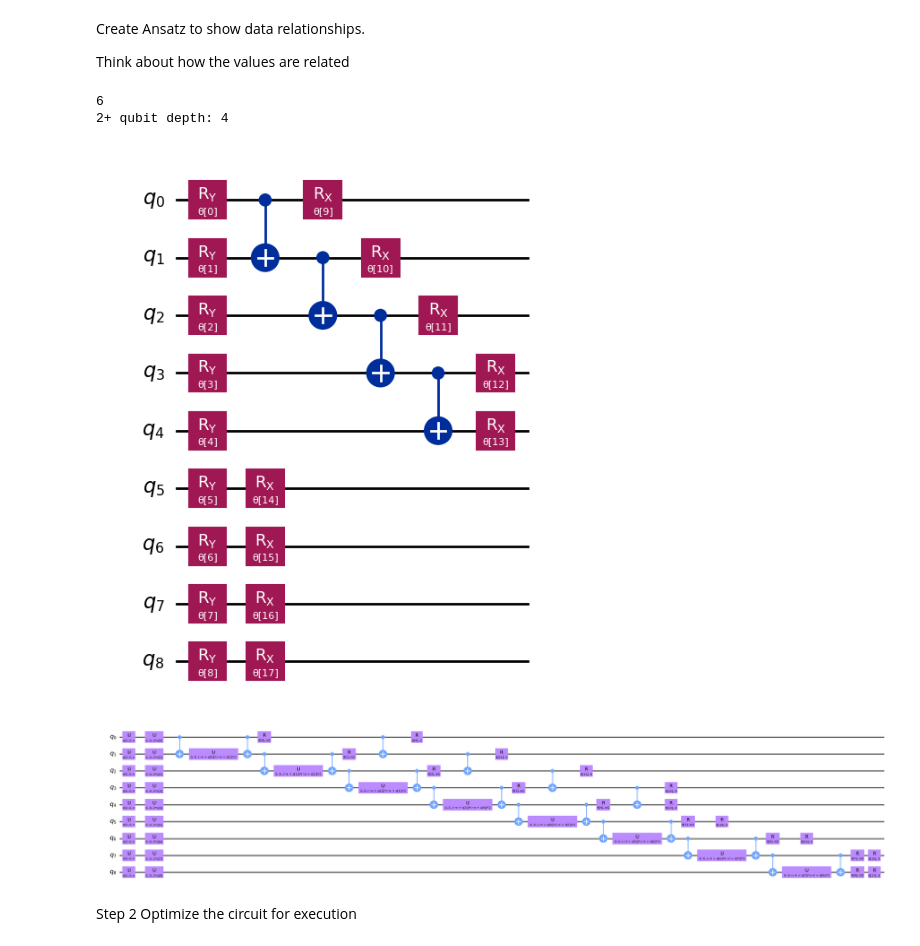
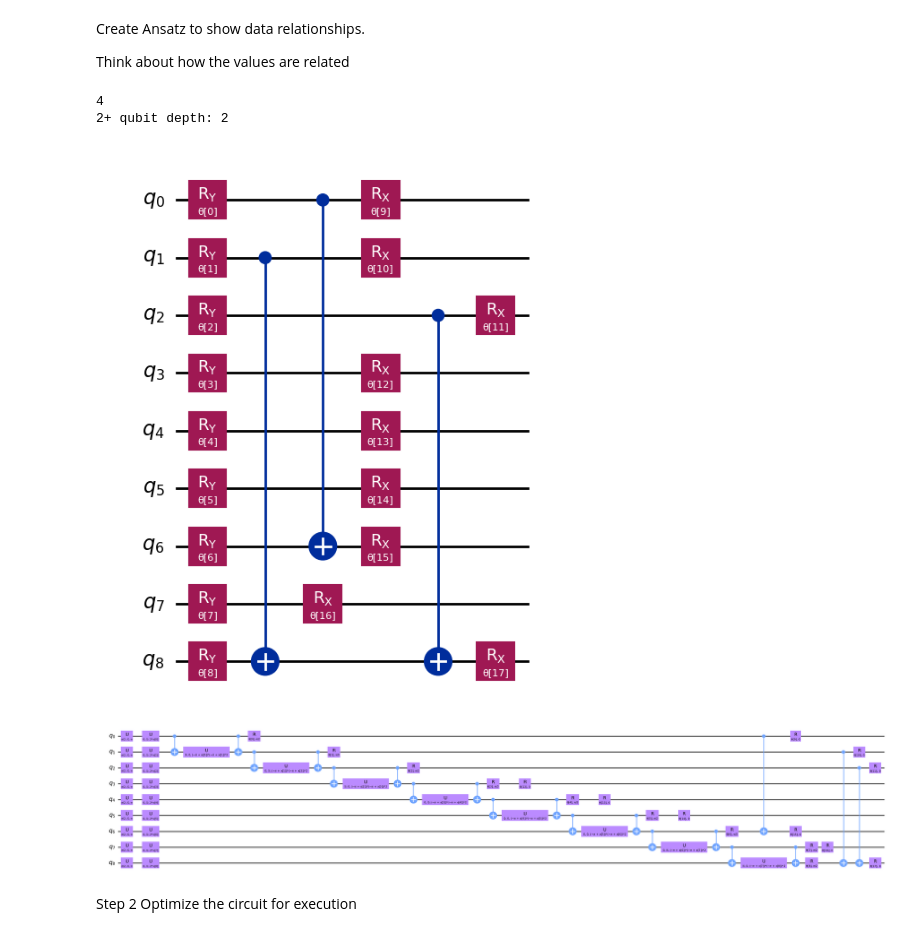
Before and after one commit to peoplesinc/air-pollution-data, a Jupyter notebook: baltimore-figures/baltimore_qml.ipynb, the cells around one changed output. Saved outputs shown, nothing was run; the diff lists cells and outputs as text; code cells hidden in the pictures.

```diff
--- a/baltimore-figures/baltimore_qml.ipynb
+++ b/baltimore-figures/baltimore_qml.ipynb
@@ -153,6 +171,9 @@ def convert_to_label(grade):
 #subset = baltimore_dataset.head(100)
 
 # Use sampling to get a random subset of 1000 rows, to avoid any bias in the data
+from math import pi
+
+
 subset = baltimore_dataset.sample(n=1000, random_state=42)
 
 array_stacked = np.column_stack([subset[col].values for col in ['Grade', 'White','Black', 'Hispanic', 'Asian', 'Other', 'Total', 'NO2', 'PHOLC', 'PM25']])
@@ -163,16 +184,16 @@ processed_data = list()
 max = np.max(array_stacked[:, 6])
 for row in array_stacked:
     processed_data.append(np.array([
-                           row[1] / row[6], # % of White population
-                           row[2] / row[6], # % of Black population
-                           row[3] / row[6], # % of Hispanic population
-                           row[4] / row[6], # % of Asian population
-                           row[5] / row[6], # % of Other population
+                           (row[1] / row[6]) * 2 * pi, # % of White population
+                           (row[2] / row[6]) * 2 * pi, # % of Black population
+                           (row[3] / row[6]) * 2 * pi, # % of Hispanic population
+                           (row[4] / row[6]) * 2 * pi, # % of Asian population
+                           (row[5] / row[6]) * 2 * pi, # % of Other population
                            row[6] / max,     # Normalized total
-                           row[7],           # NO2 levels
+                           row[7],           # NO2 levels | Low is good
                            row[8],           # PHOLC levels
-                           row[9],          # PM25 levels
-                           convert_to_label(row[0])]))  # Grade is encoded as a number from 1 to 5, with 0 for missing values
+                           row[9],          # PM25 levels | high is bad
+                           convert_to_label(row[0])]))  # Grade is encoded as a label, where A and B are 1 (good) and C, D, F are -1 (bad)
 processed_data = np.array(processed_data)
 
 
@@ -233,37 +254,50 @@ from qiskit.circuit import ParameterVector
 
 # Initialize the circuit using the same number of qubits as the image has pixels
 qnn_circuit = QuantumCircuit(num_qubits)
 
 # We choose to have two variational parameters for each qubit.
 params = ParameterVector("θ", length=2 * num_qubits)
 
 # A first variational layer:
 for i in range(num_qubits):
     qnn_circuit.ry(params[i], i)
 
 # Here is a list of qubit pairs between which we want CNOT gates. The choice of these is not yet obvious.
 # Change this to include ALL of the demographic group qubits
-qnn_cnot_list = [[0, 1], [1, 2], [2, 3], [3, 4]]
+#qnn_cnot_list = [[0, 1], [1, 2], [2, 3], [3, 4]]
+qnn_cnot_list = [[0, 6],[1, 8]]
+
+'''
+    # % of White population
+    # % of Black population
+    # % of Hispanic population
+    # % of Asian population
+    # % of Other population
+    # Normalized total
+    # NO2 levels | Low is good
+    # PHOLC levels
+    # PM25 levels | high is bad
+'''
 
 for i in range(len(qnn_cnot_list)):
     qnn_circuit.cx(qnn_cnot_list[i][0], qnn_cnot_list[i][1])
 
 # The second variational layer:
 for i in range(num_qubits):
     qnn_circuit.rx(params[num_qubits + i], i)
 
 # Check the circuit depth, and the two-qubit gate depth
 print(qnn_circuit.decompose().depth())
 print(
     f"2+ qubit depth: {qnn_circuit.decompose().depth(lambda instr: len(instr.qubits) > 1)}"
 )
 
 # Draw the circuit
 qnn_circuit.draw("mpl")
 # %% [output]
-6
-2+ qubit depth: 4
+4
+2+ qubit depth: 2
-[figure, old version]
+[figure, new version]
 # %%
 # QNN ansatz
 ansatz = qnn_circuit
@@ -276,7 +310,7 @@ full_circuit.compose(ansatz, range(num_qubits), inplace=True)
 # Display the circuit
 full_circuit.decompose().draw("mpl", style="clifford", fold=-1)
 # %% [output]
-[figure, old version]
+[figure, new version]
 # %%
 array_without_last_col = processed_data[:3, :-1]
 
```
Also changed, not shown: parts of 11 cells of this notebook.
